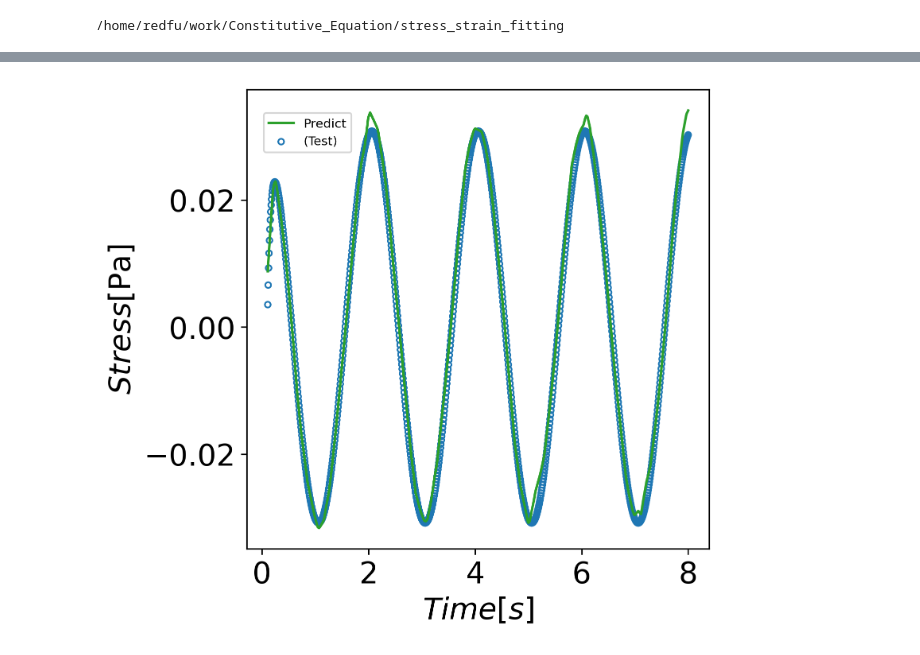
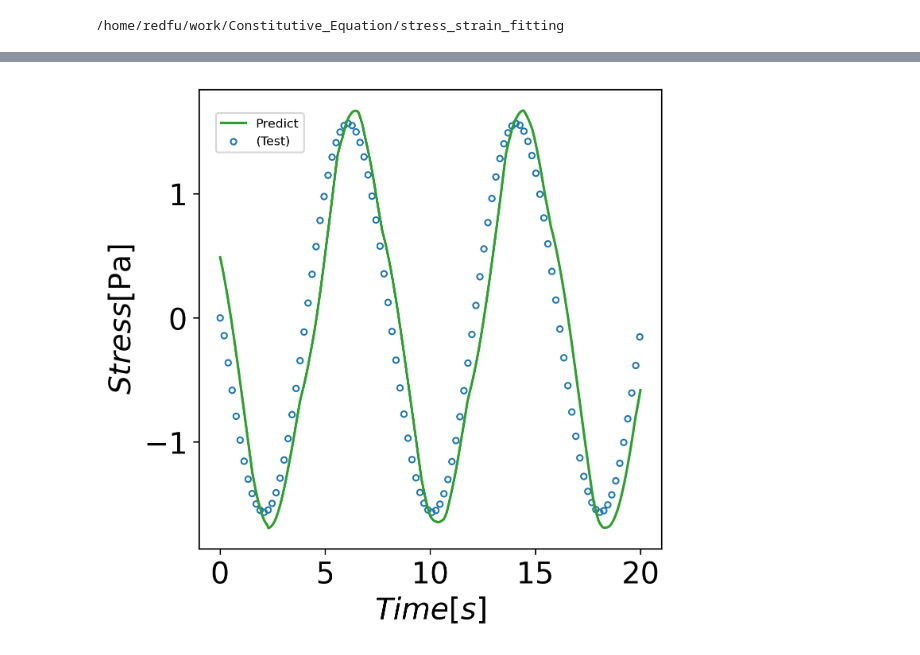
Before and after one commit to xiaolihuamao/Constitutive_Equation, a Jupyter notebook: stress_strain_fitting/dnn_maxwell.ipynb, the cells around one changed output, grey strips where cells are left out. Drawn from its saved outputs; the diff is of its cells as text; code cells hidden in the pictures.

```diff
--- a/stress_strain_fitting/dnn_maxwell.ipynb
+++ b/stress_strain_fitting/dnn_maxwell.ipynb
@@ -328,7 +327,7 @@ class PINNSolver():
 model_HF_nl = PINN_NeuralNet(input_dim=in_dim,
                              output_dim=out_dim,
                              num_hidden_layers=4,
-                             num_neurons_per_layer=64,
+                             num_neurons_per_layer=20,
                              activation='relu')
 model_HF_l = PINN_NeuralNet(input_dim=in_dim,
                             output_dim=out_dim,
@@ -405,19 +398,18 @@ def denorm(normalized_vectors, lb, ub):
 N=df_hf['n'].unique()
 for i, value in enumerate(N):
     test_data=df_hf[df_hf.n==value]
-
     # 计算等间隔的索引
     num_points = len(test_data)
-    step = max(1, num_points // 1000)  # 确保步长至少为1
-    sampled_indices = range(0, num_points//2, step)
+    step = max(1, num_points // 100)  # 确保步长至少为1
+    sampled_indices = range(0, num_points, step)
 
     # 按等间隔取点
     sampled_test_data = test_data.iloc[sampled_indices]
 
-    x1_test = torch.tensor(sampled_test_data['Strain'].values, dtype=torch.float32).view(-1, 1)
-    x2_test = torch.tensor(sampled_test_data['n'].values, dtype=torch.float32).view(-1, 1)
-    x3_test = torch.tensor(sampled_test_data['Time'].values, dtype=torch.float32).view(-1, 1)
-    y1_test = torch.tensor(sampled_test_data['Stress'].values, dtype=torch.float32).view(-1, 1)
+    x1_test = torch.tensor(test_data['Strain'].values, dtype=torch.float32).view(-1, 1)
+    x2_test = torch.tensor(test_data['Time'].values, dtype=torch.float32).view(-1, 1)
+    x3_test = torch.tensor(test_data['Strain_rate'].values, dtype=torch.float32).view(-1, 1)
+    y1_test = torch.tensor(test_data['Stress'].values, dtype=torch.float32).view(-1, 1)
     x1_test = norm(x1_test, lb[0], ub[0])
     x2_test = norm(x2_test, lb[1], ub[1])
     x3_test = norm(x3_test, lb[2], ub[2])
@@ -432,7 +424,7 @@ for i, value in enumerate(N):
 
     ax.plot((denorm(x1_test,lb[0],ub[0])), y_MF_denorm, color=colors[i % len(colors)])
 
-    if value == 1.5:
+    if value == 4:
         ax.scatter(sampled_test_data['Strain'].values, sampled_test_data['Stress'].values, color=colors[i % len(colors)], marker='o', facecolors='none',
                    label=f'n{i}(Test)',s=12)
     else:
@@ -448,7 +440,7 @@ ax.set_ylabel('$Stress$$\mathrm{[Pa]}$')
 ax.set_xlabel('$Strain$')
 # ax.grid()
 # 调整图例的大小和位置
-legend = ax.legend(fontsize=7.5, loc='lower right', bbox_to_anchor=(0.24, 0.81))
+legend = ax.legend(fontsize=7.5, loc='lower right', bbox_to_anchor=(0.25, 0.73))
 #ax.invert_xaxis()
 plt.show()
 # %% [output]
@@ -554,21 +547,21 @@ N=df_hf['n'].unique()
 R2 = 0
 MAE = 0
 MSE = 0
+MAPE=0
 for i, value in enumerate(N):
     test_data=df_hf[df_hf.n==value]
 
     # 计算等间隔的索引
     num_points = len(test_data)
-    step = max(1, num_points//1000)  # 确保步长至少为1
+    step = max(1, num_points//100)  # 确保步长至少为1
     sampled_indices = range(0, num_points, step)
-
-    # 按等间隔取点
+   # 按等间隔取点
     sampled_test_data = test_data.iloc[sampled_indices]
 
-    x1_test = torch.tensor(sampled_test_data['Strain'].values, dtype=torch.float32).view(-1, 1)
-    x2_test = torch.tensor(sampled_test_data['n'].values, dtype=torch.float32).view(-1, 1)
-    x3_test = torch.tensor(sampled_test_data['Time'].values, dtype=torch.float32).view(-1, 1)
-    y1_test = torch.tensor(sampled_test_data['Stress'].values, dtype=torch.float32).view(-1, 1)
+    x1_test = torch.tensor(test_data['Strain'].values, dtype=torch.float32).view(-1, 1)
+    x2_test = torch.tensor(test_data['Time'].values, dtype=torch.float32).view(-1, 1)
+    x3_test = torch.tensor(test_data['Strain_rate'].values, dtype=torch.float32).view(-1, 1)
+    y1_test = torch.tensor(test_data['Stress'].values, dtype=torch.float32).view(-1, 1)
     x1_test = norm(x1_test, lb[0], ub[0])
     x2_test = norm(x2_test, lb[1], ub[1])
     x3_test = norm(x3_test, lb[2], ub[2])
@@ -577,38 +570,38 @@ for i, value in enumerate(N):
     # 将 NumPy 数组转换为 PyTorch 张量
     X_MF = torch.cat([x1_test, x2_test,x3_test], dim=1)
     y_MF = model_HF_nl(X_MF) + model_HF_l(X_MF)
     # 反归一化 y_MF
     y_MF_denorm = denorm(y_MF.detach().numpy(), lb[3], ub[3])
+
      # 绘制数据
-
-    if value == 1.5:
-        ax.plot((denorm(x3_test,lb[2],ub[2])), y_MF_denorm, color=colors[3],label=f'Predict')
+    if value == 4:
+        ax.plot((denorm(x2_test,lb[1],ub[1])), y_MF_denorm, color=colors[3],label=f'Predict')
         ax.scatter(sampled_test_data['Time'].values, sampled_test_data['Stress'].values, color=colors[5], marker='o', facecolors='none',
                    label=f'(Test)',s=12)
-        R2 = r2_score(y_MF_denorm, sampled_test_data['Stress'].values)
-        MAE = mean_absolute_error(y_MF_denorm, sampled_test_data['Stress'].values)
-        MSE = mean_squared_error(y_MF_denorm, sampled_test_data['Stress'].values)
+        R2 = r2_score(y_MF_denorm, test_data['Stress'].values)
+        MAE = mean_absolute_error(y_MF_denorm, test_data['Stress'].values)
+        MSE = mean_squared_error(y_MF_denorm, test_data['Stress'].values)
         # 计算 MAPE
         def calculate_mape(y_true, y_pred):
         # 计算每个样本的绝对百分比误差
          absolute_percentage_error = np.abs((y_true - y_pred) / y_true)
         # 计算平均值并乘以 100 得到百分比
          mape = np.mean(absolute_percentage_error)
          return mape
 
         MAPE = calculate_mape(test_data['Stress'].values, y_MF_denorm)
 
 # ax.axvspan(1, 100, color='gray', alpha=0.2) 突出标记
 # ax.set_xscale('log')
 #ax.set_yscale('log')
 ax.set_ylabel('$Stress$$\mathrm{[Pa]}$')
 ax.set_xlabel('$Time[s]$')
 # ax.grid()
 # 调整图例的大小和位置
 legend = ax.legend(fontsize=7.5, loc='lower right', bbox_to_anchor=(0.24, 0.85))
 
 #ax.invert_xaxis()
 plt.show()
 # %% [output]
-[figure, old version]
+[figure, new version]
 # %%
```
Also changed, not shown: parts of 7 cells of this notebook, 39 other files.
